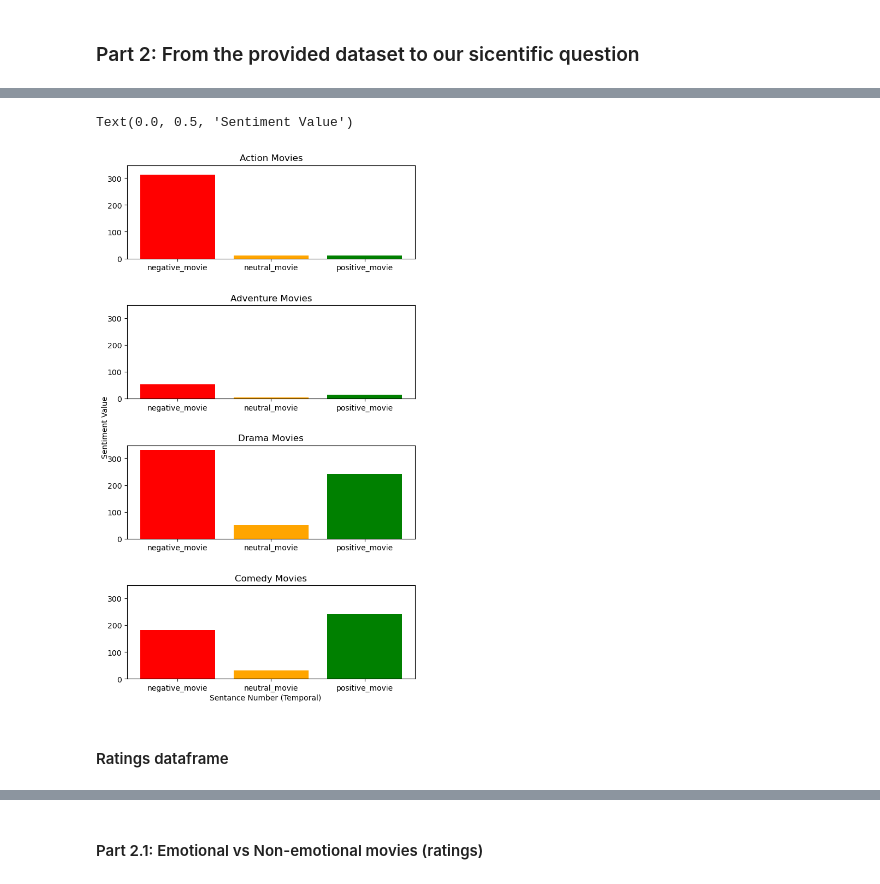
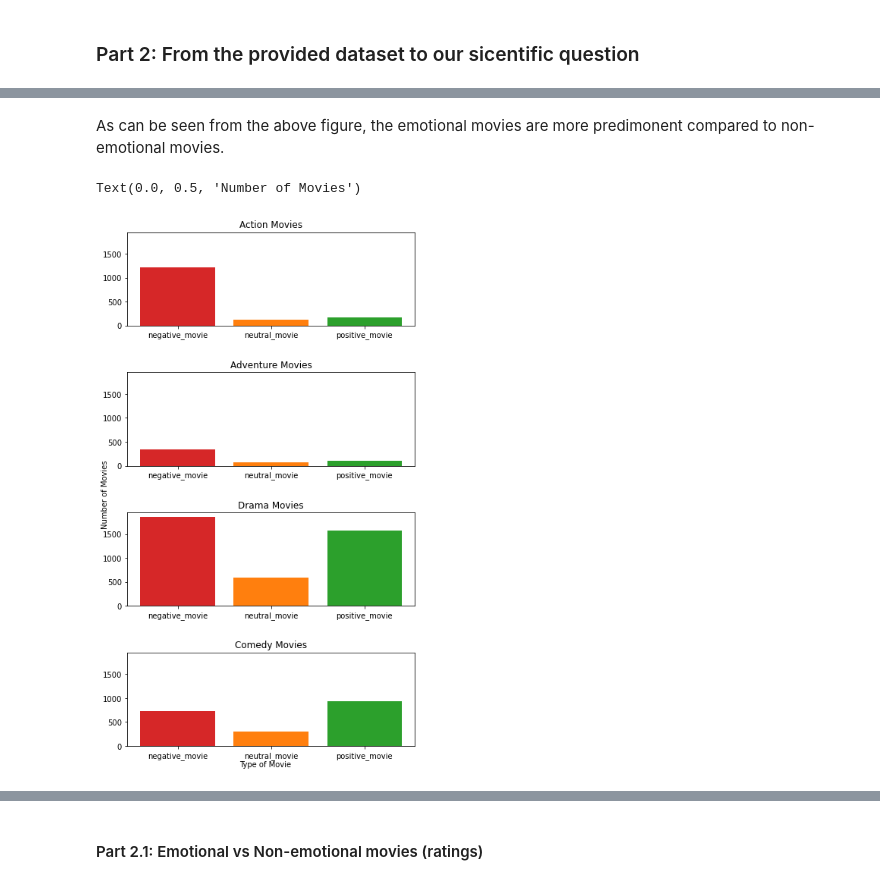
Before and after one commit to epfl-ada/ada-2022-project-runtimeterror, a Jupyter notebook: milestone3.ipynb, the cells around one changed output, grey strips where cells are left out. Saved outputs shown, nothing was run; the diff lists cells and outputs as text; code cells hidden in the pictures.

```diff
--- a/milestone3.ipynb
+++ b/milestone3.ipynb
@@ -529,11 +488,9 @@ drama_df["cluster_id"] = best_labels['drama']
 Finally, after performing the clustering, we will view the different time series generated per genre and notice the most common story arcs.
 # %%
 fig = plt.figure(figsize = (10,15))
+subfigs = fig.subfigures(nrows=4, ncols=1)
 
-# form data loader of the different clusters
-dataset_by_genre = {"Action": action_df, "Adventure": adventure_df, "Drama":drama_df, "Comedy":comedy_df}
 
-subfigs = fig.subfigures(nrows=4, ncols=1)
 for index, jointed_genres in enumerate(zip(dataset_by_genre.keys(), subfigs)):
     jointed_genres[1].suptitle(f"{jointed_genres[0]} Movies")
     groued_dataset = dataset_by_genre[jointed_genres[0]].groupby("cluster_id")
@@ -582,7 +546,6 @@ Accordingly, based on the questions posed, we can see that we divide the pre-pro
 # %%
 # for each genre, get the negative score, neutral score and positive score
-sentiments_df = {"Action": action_df.copy(), "Adventure": adventure_df.copy(), "Drama":drama_df.copy(), "Comedy":comedy_df.copy()}
-for dataset in sentiments_df.values():
+for dataset in dataset_by_genre.values():
     # get the negative scores
     dataset["negative_score"] = dataset["plot_classification"].apply(lambda x: np.sum(np.array(x) == -1))
 
@@ -593,6 +556,6 @@ for dataset in sentiments_df.values():
     dataset["positive_score"] = dataset["plot_classification"].apply(lambda x: np.sum(np.array(x) == 1))
 
 # visualize one the dataframe
-sentiments_df['Action'].head()
+dataset_by_genre['Action'].head(3)
 # %% [output]
 |  | id | plot | release date | Title | boxOffice | plot_classification | plot_scores | country | ... |
@@ -604,12 +565,24 @@ sentiments_df['Action'].head()
 # %%
 # for each genre, classify the plot as neutral, negative and positive
-for dataset in sentiments_df.values():
+
+# Classify if the movie is an emotional movie or not
+def classify_emotional(sentiment):
+    if(sentiment == "neutral_movie"):
+        return 'non_emotional'
+    elif sentiment in ["negative_movie", "positive_movie"]:
+        return 'emotional'
+
+for dataset in dataset_by_genre.values():
     # classify
     dataset.loc[(dataset["neutral_score"]>=0.5*dataset["number_of_sentances"] ),"movie_sentiment"] = 'neutral_movie'
     dataset.loc[(dataset["negative_score"]>=0.5*dataset["number_of_sentances"] ),"movie_sentiment"] = 'negative_movie'
     dataset.loc[(dataset["positive_score"]>=0.5*dataset["number_of_sentances"] ),"movie_sentiment"] = 'positive_movie'
+    dataset['movie_type'] = dataset['movie_sentiment'].apply(lambda s : classify_emotional(s))
+
+    # we drop all movies that are not classified
+    dataset.dropna(subset=["movie_type"], inplace=True)
 
 # visualize one dataframe (Action Dataframe)
-sentiments_df['Action'].head()
+dataset_by_genre['Action'].head(5)
 # %% [output]
 |  | id | plot | release date | Title | boxOffice | plot_classification | plot_scores | country | ... |
@@ -620,0 +594,7 @@ sentiments_df['Action'].head()
+# %%
+fig, axs = plt.subplots(2,2,figsize=(6, 7), sharey=True)
+for index, dataset in enumerate(dataset_by_genre.keys()):
+    sns.histplot(x="movie_type", data=dataset_by_genre[dataset], ax=axs[int(index/2),index%2], palette="Set2")
+    axs[int(index/2),index%2].set_title(dataset + " Movies")
+    axs[int(index/2),index%2].set(xlabel=None)
+fig.tight_layout()
@@ -621,19 +603,19 @@ sentiments_df['Action'].head()
+# %% [markdown]
+As can be seen from the above figure, the emotional movies are more predimonent compared to non-emotional movies.
 # %%
 fig, axis = plt.subplots(4, figsize=(6,10), sharey=True)
 fig.tight_layout()
 
 # visualize the distribution of the various sentiments using bar plots
-for index, dataset in enumerate(sentiments_df.keys()):
-    df_frame = sentiments_df[dataset].dropna(subset=['movie_sentiment'])
+for index, dataset in enumerate(dataset_by_genre.keys()):
+    df_frame = dataset_by_genre[dataset].dropna(subset=['movie_sentiment'])
     head = df_frame['movie_sentiment'].value_counts().loc[["negative_movie", "neutral_movie", "positive_movie"]]
-    axis[index].bar(head.index, head.values, color=["red", "orange", "green"])
+    axis[index].bar(head.index, head.values, color=["tab:red", "tab:orange", "tab:green"])
     axis[index].set_title(f"{dataset} Movies")
 
 fig.subplots_adjust(hspace=0.5)
-fig.text(0.5, 0.00, "Sentance Number (Temporal)", ha="center")
-fig.text(0.0, 0.5, "Sentiment Value", va="center", rotation="vertical")
+fig.text(0.5, 0.00, "Type of Movie", ha="center")
+fig.text(0.0, 0.5, "Number of Movies", va="center", rotation="vertical")
 # %% [output]
-Text(0.0, 0.5, 'Sentiment Value')
+Text(0.0, 0.5, 'Number of Movies')
-[figure, old version]
+[figure, new version]
-# %% [markdown]
-#### Ratings dataframe
```
Also changed, not shown: parts of 77 cells of this notebook.
